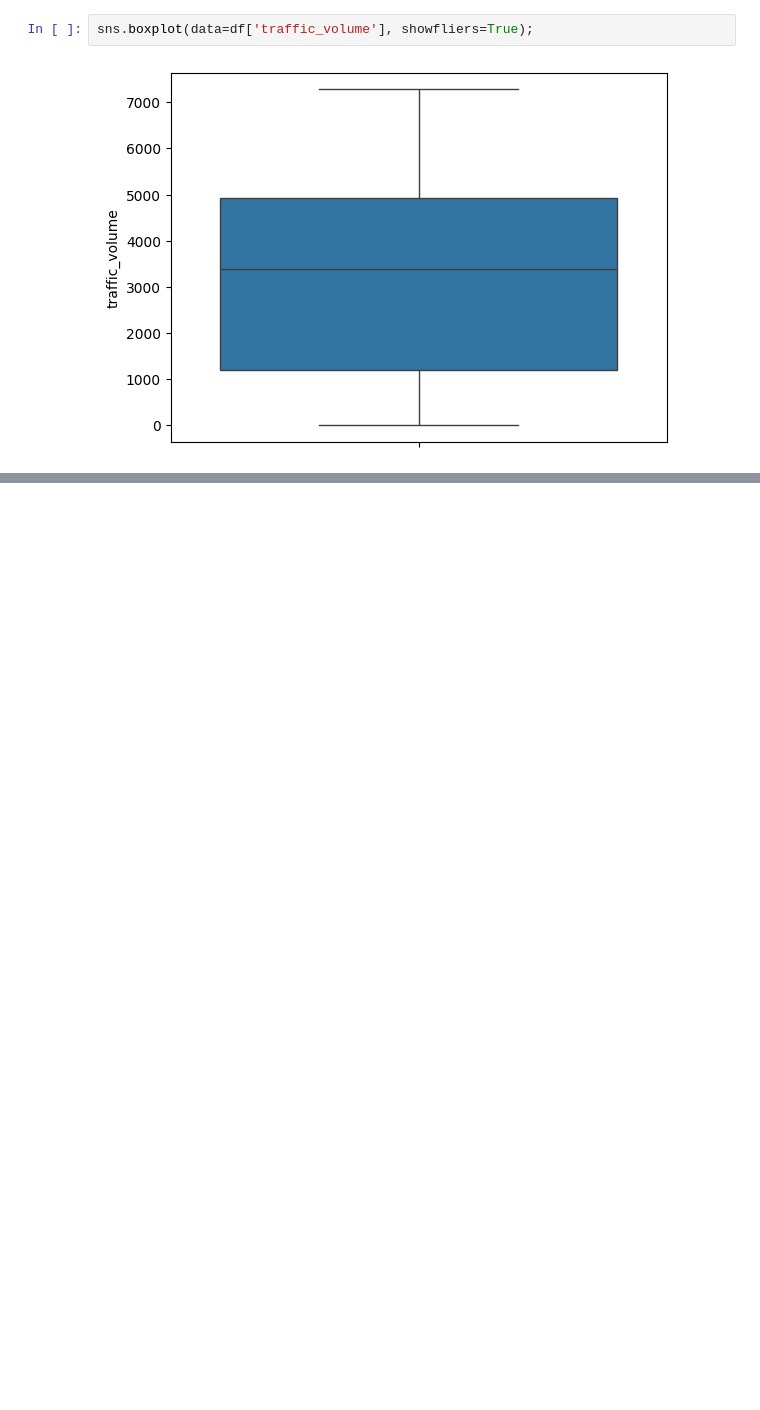
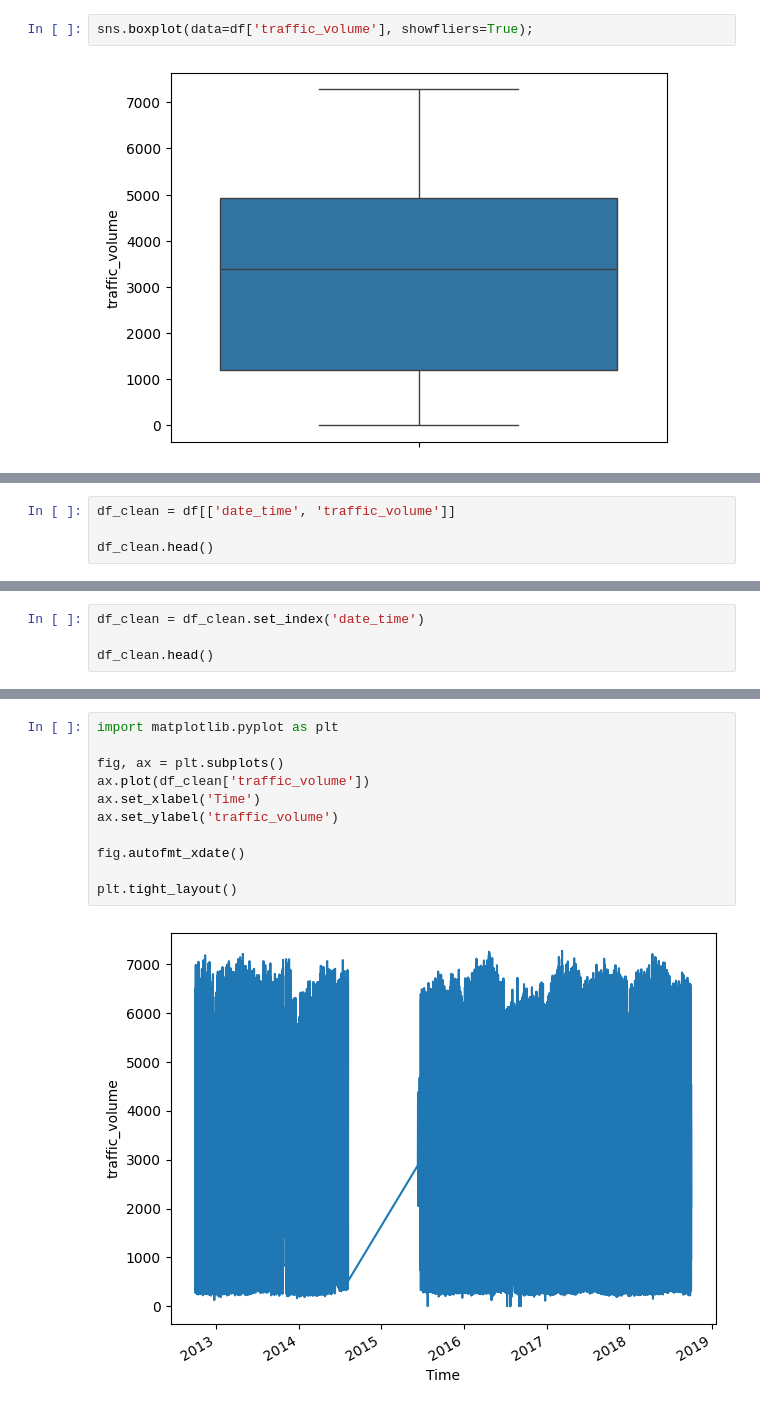
Before and after one commit to srcsergio/Machine-Learning-for-Business, a Jupyter notebook: MachineLearning_for_Business.ipynb, the cells around one changed output, grey strips where cells are left out. Drawn from its saved outputs; the diff is of its cells as text; blank space fills up the shorter version.

```diff
--- a/MachineLearning_for_Business.ipynb
+++ b/MachineLearning_for_Business.ipynb
@@ -171,0 +174,4 @@ sns.boxplot(data=df['traffic_volume'], showfliers=True);
+# %%
+df_clean = df[['date_time', 'traffic_volume']]
+
+df_clean.head()
@@ -171,0 +185,4 @@ sns.boxplot(data=df['traffic_volume'], showfliers=True);
+# %%
+df_clean = df_clean.set_index('date_time')
+
+df_clean.head()
@@ -171,0 +197,13 @@ sns.boxplot(data=df['traffic_volume'], showfliers=True);
+# %%
+import matplotlib.pyplot as plt
+
+fig, ax = plt.subplots()
+ax.plot(df_clean['traffic_volume'])
+ax.set_xlabel('Time')
+ax.set_ylabel('traffic_volume')
+
+fig.autofmt_xdate()
+
+plt.tight_layout()
+# %% [output]
+[figure, added]
```
Also changed, not shown: parts of 20 cells of this notebook.
